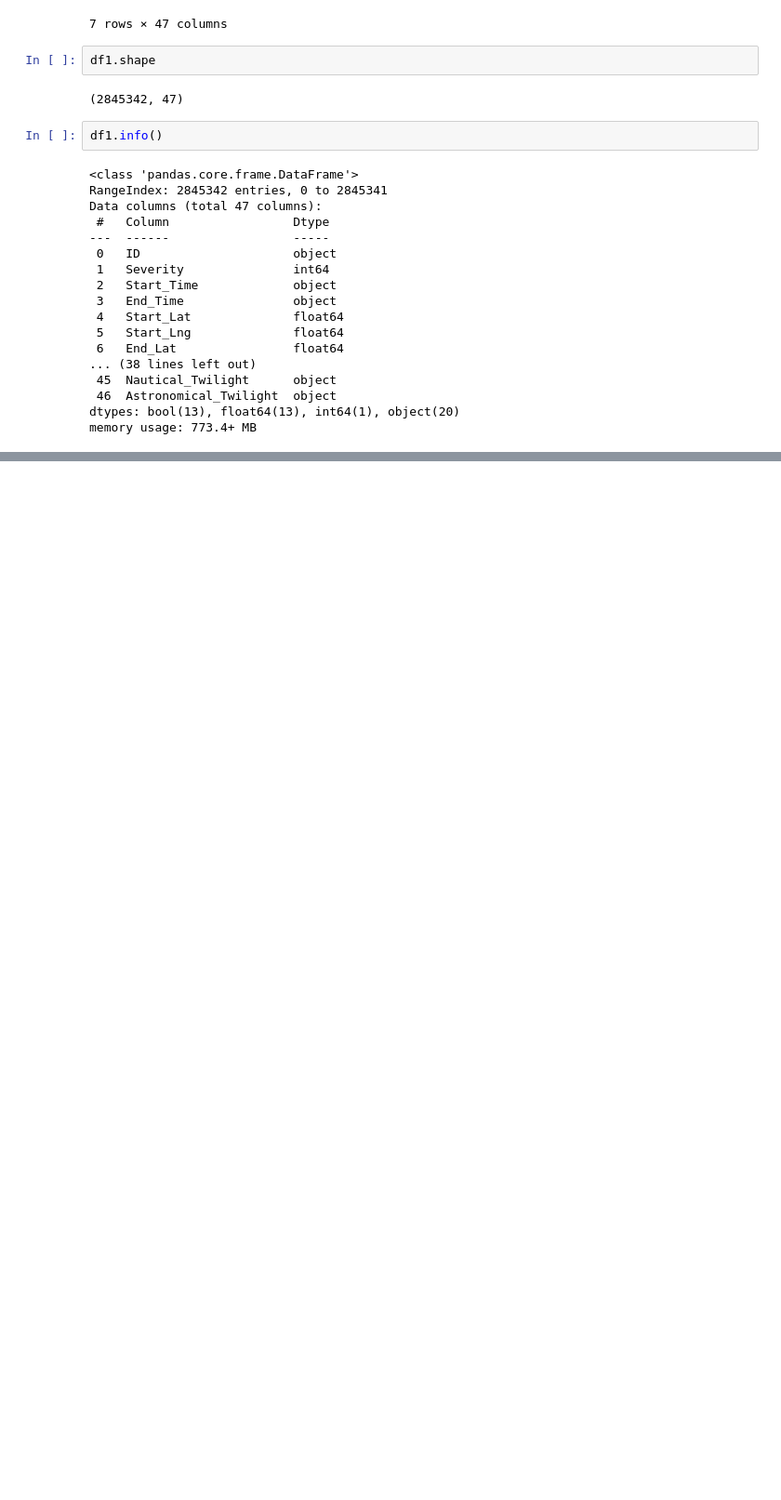
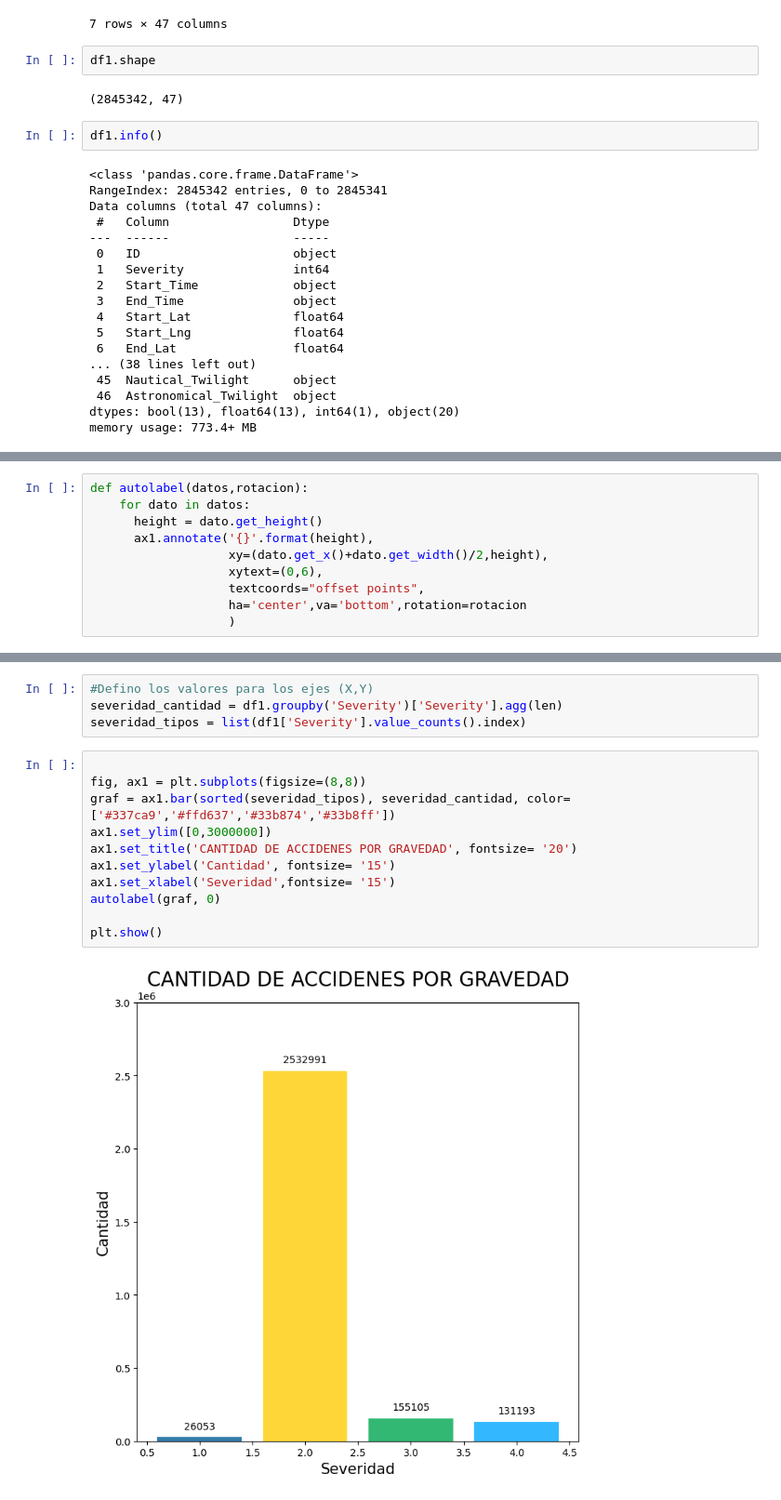
Before and after one commit to EWECORP/DScience_41870, a Jupyter notebook: VISUALIZACION_Eduardo_Ettlin.ipynb, the cells around one changed output, grey strips where cells are left out. Shown at 93% size. Saved outputs shown, nothing was run; the diff lists cells and outputs as text; blank space fills up the shorter version.

```diff
--- a/VISUALIZACION_Eduardo_Ettlin.ipynb
+++ b/VISUALIZACION_Eduardo_Ettlin.ipynb
@@ -207,0 +94,10 @@ memory usage: 83.9 MB
+# %%
+def autolabel(datos,rotacion):
+    for dato in datos:
+      height = dato.get_height()
+      ax1.annotate('{}'.format(height),
+                   xy=(dato.get_x()+dato.get_width()/2,height),
+                   xytext=(0,6),
+                   textcoords="offset points",
+                   ha='center',va='bottom',rotation=rotacion
+                   )
@@ -207,0 +121,17 @@ memory usage: 83.9 MB
+# %%
+#Defino los valores para los ejes (X,Y)
+severidad_cantidad = df1.groupby('Severity')['Severity'].agg(len)
+severidad_tipos = list(df1['Severity'].value_counts().index)
+# %%
+
+fig, ax1 = plt.subplots(figsize=(8,8))
+graf = ax1.bar(sorted(severidad_tipos), severidad_cantidad, color= ['#337ca9','#ffd637','#33b874','#33b8ff'])
+ax1.set_ylim([0,3000000])
+ax1.set_title('CANTIDAD DE ACCIDENES POR GRAVEDAD', fontsize= '20')
+ax1.set_ylabel('Cantidad', fontsize= '15')
+ax1.set_xlabel('Severidad',fontsize= '15')
+autolabel(graf, 0)
+
+plt.show()
+# %% [output]
+[figure, added]
```
Also changed, not shown: parts of 43 cells of this notebook.
